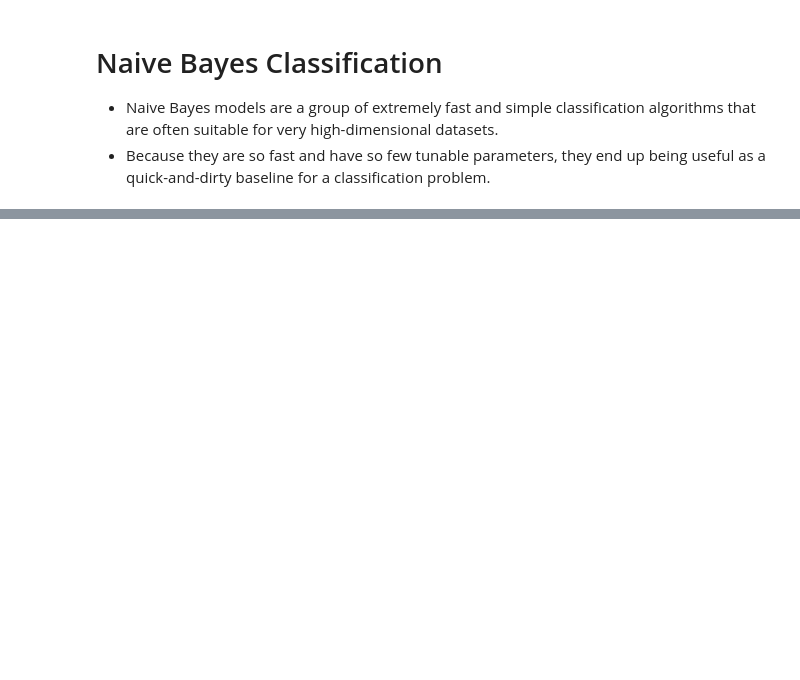
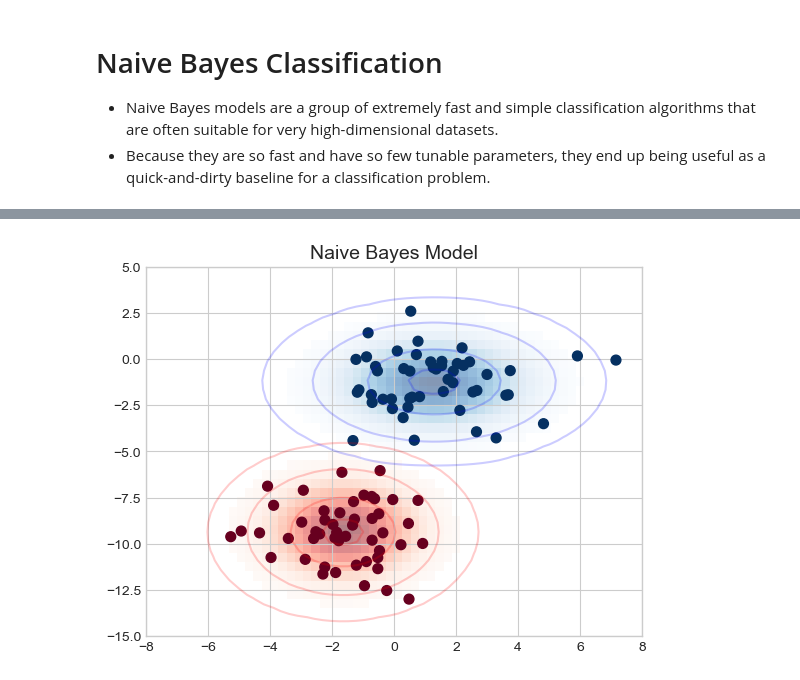
Before and after one commit to Spin8Cycle/ds-proj-remote, a Jupyter notebook: PDSHEx/ml_sklearn_notes/ml_naive_bayes_classification.ipynb, the cells around one changed output, grey strips where cells are left out. Cells and saved outputs as stored; diff of their text form; code cells hidden in the pictures; blank space fills up the shorter version.

```diff
--- a/PDSHEx/ml_sklearn_notes/ml_naive_bayes_classification.ipynb
+++ b/PDSHEx/ml_sklearn_notes/ml_naive_bayes_classification.ipynb
@@ -25,0 +51,28 @@
+# %%
+fig, ax = plt.subplots()
+
+ax.scatter(X[:, 0], X[:, 1], c=y, s=50, cmap='RdBu')
+ax.set_title('Naive Bayes Model', size=14)
+
+xlim = (-8, 8)
+ylim = (-15, 5)
+
+xg = np.linspace(xlim[0], xlim[1], 60)
+yg = np.linspace(ylim[0], ylim[1], 40)
+xx, yy = np.meshgrid(xg, yg)
+Xgrid = np.vstack([xx.ravel(), yy.ravel()]).T
+
+for label, color in enumerate(['red', 'blue']):
+    mask = (y == label)
+    mu, std = X[mask].mean(0), X[mask].std(0)
+    P = np.exp(-0.5 * (Xgrid - mu) ** 2 / std ** 2).prod(1)
+    Pm = np.ma.masked_array(P, P < 0.03)
+    ax.pcolorfast(xg, yg, Pm.reshape(xx.shape), alpha=0.5,
+                  cmap=color.title() + 's')
+    ax.contour(xx, yy, P.reshape(xx.shape),
+               levels=[0.01, 0.1, 0.5, 0.9],
+               colors=color, alpha=0.2)
+
+ax.set(xlim=xlim, ylim=ylim);
+# %% [output]
+[figure, added]
```
Also changed, not shown: parts of 15 cells of this notebook.
